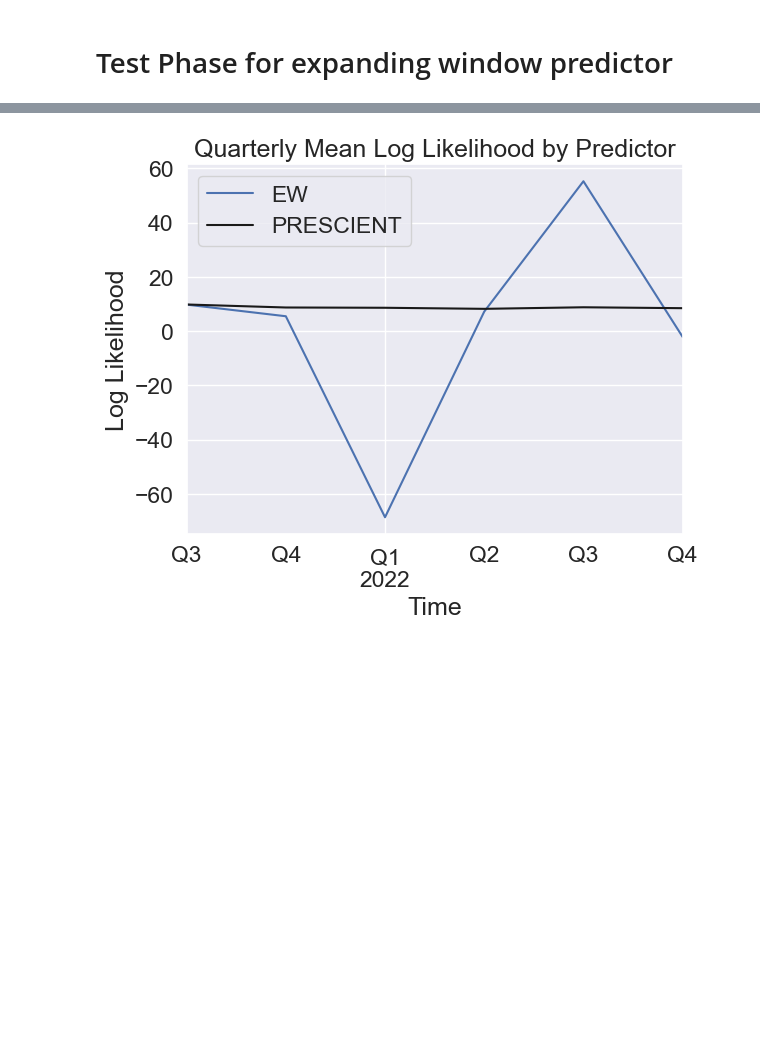
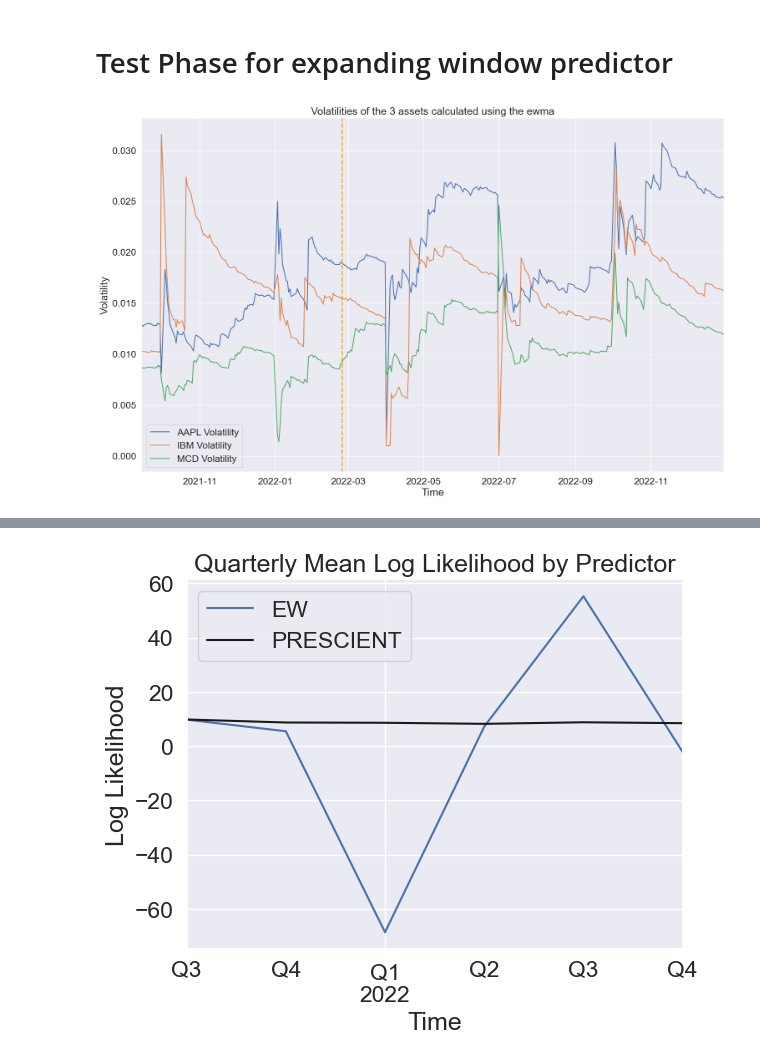
Before and after one commit to StefanoChiodini/cov_pred_finance, a Jupyter notebook: experiments/expandingWindowPerformance.ipynb, the cells around one changed output, grey strips where cells are left out. Cells and saved outputs as stored; diff of their text form; code cells hidden in the pictures; blank space fills up the shorter version.

```diff
--- a/experiments/expandingWindowPerformance.ipynb
+++ b/experiments/expandingWindowPerformance.ipynb
@@ -195,3 +176,63 @@ plt.show()
 ok everything works fine; at the moment i will not tune the model(there aren't parameters or hyperparameters), i just measure its performance. so i will use just the test dataset in order to have a fair evaluation of the model with respect to the performance of the other models(RW,EWMA,MGARCH)
 # %% [markdown]
 # Test Phase for expanding window predictor
+# %%
+# prepare the date for the test phase
+prescientAlreadyPrinted = False
+startingTestDate = testDataWithPercentageChange.index[0].strftime("%Y-%m-%d")
+endingTestDate = testDataWithPercentageChange.index[-1].strftime("%Y-%m-%d")
+
+ew_volatilities = {}
+
+for date, cov_matrix in expandingWindowDict.items():
+    volatilities = np.sqrt(np.diag(cov_matrix.values))
+    ew_volatilities[date] = pd.DataFrame(data = volatilities, index = cov_matrix.index, columns = ["volatility"])
+
+# now ewma_volatilities is a dictionary that contains the real volatilities of the 3 assets for every day with the same key of the ewmaDict dictionary(the timestamp)
+
+# now filter the ewma volatilities between the start and end date
+real_volatility_startDate = pd.to_datetime(startingTestDate)
+real_volatility_endDate = pd.to_datetime(endingTestDate)
+
+# filter the dictionary
+ew_volatilities = {k: v for k, v in ew_volatilities.items() if k >= real_volatility_startDate and k <= real_volatility_endDate}
+
+# now separate the real volatilities of the 3 assets in 3 different dataframes
+ew_volatility_dict_aapl = {}
+ew_volatility_dict_ibm = {}
+ew_volatility_dict_mcd = {}
+
+for date, volatilities in ew_volatilities.items():
+    ew_volatility_dict_aapl[date] = volatilities.loc[7]["volatility"] # 7 is the PERMCO code of AAPL
+    ew_volatility_dict_ibm[date] = volatilities.loc[20990]["volatility"] # 20990 is the PERMCO code of IBM
+    ew_volatility_dict_mcd[date] = volatilities.loc[21177]["volatility"] # 21177 is the PERMCO code of MCD
+
+# Convert the dictionaries to DataFrames for easier manipulation and plotting
+df_ew_volatility_aapl = pd.DataFrame(list(ew_volatility_dict_aapl.items()), columns=['Date', 'AAPL Volatility'])
+df_ew_volatility_ibm = pd.DataFrame(list(ew_volatility_dict_ibm.items()), columns=['Date', 'IBM Volatility'])
+df_ew_volatility_mcd = pd.DataFrame(list(ew_volatility_dict_mcd.items()), columns=['Date', 'MCD Volatility'])
+
+# Set the 'Date' column as the index
+df_ew_volatility_aapl.set_index('Date', inplace=True)
+df_ew_volatility_ibm.set_index('Date', inplace=True)
+df_ew_volatility_mcd.set_index('Date', inplace=True)
+
+# Plot the real volatilities of the 3 assets
+plt.figure(figsize=(18, 11))
+plt.plot(df_ew_volatility_aapl, label='AAPL Volatility')
+plt.plot(df_ew_volatility_ibm, label='IBM Volatility')
+plt.plot(df_ew_volatility_mcd, label='MCD Volatility')
+plt.legend()
+plt.title("Volatilities of the 3 assets calculated using the ewma")
+plt.xlabel("Time")
+plt.ylabel("Volatility")
+
+# Adding vertical lines for specific events
+plt.axvline(pd.Timestamp('2020-02-24'), color='gray', linestyle='--', lw=2)  # COVID start
+plt.axvline(pd.Timestamp('2022-02-24'), color='orange', linestyle='--', lw=2)  # Ukraine War start
+
+# set x-axis limits to match the start and end dates
+plt.xlim(left=df_ew_volatility_aapl.index[0], right=df_ew_volatility_aapl.index[-1])
+plt.show()
+# %% [output]
+[figure, added]
```
Also changed, not shown: parts of 8 cells of this notebook, 8 other files.
